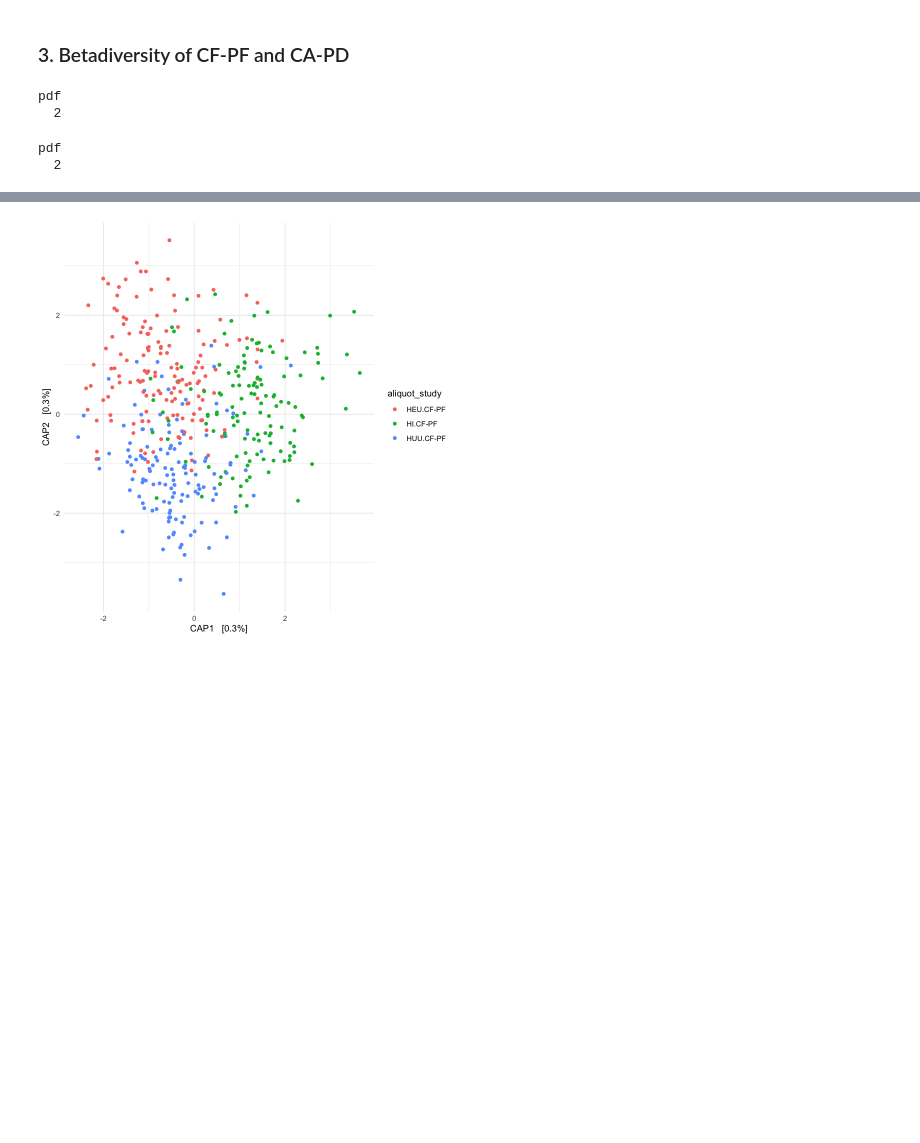
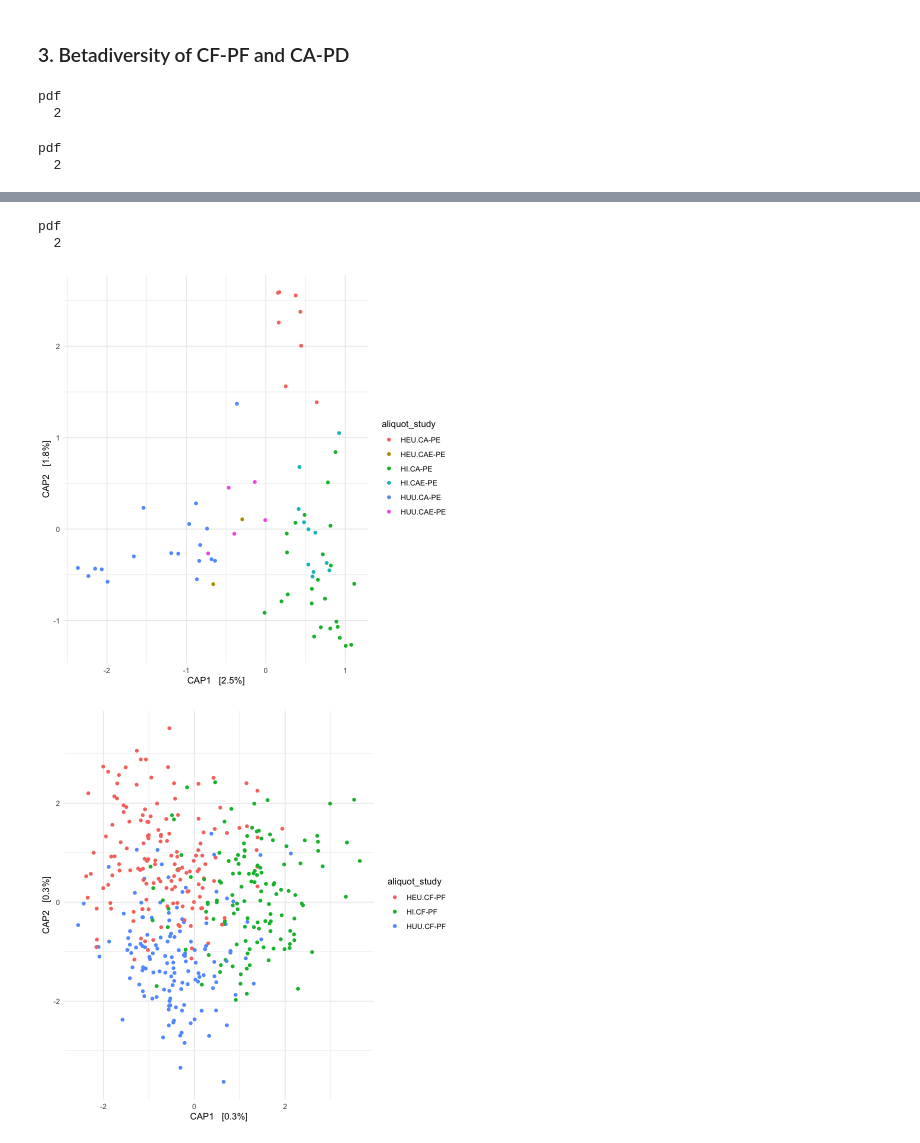
Before and after one commit to aemann01/domhain, a Jupyter notebook: 2022-HIV_oral_microbiome/04-differential_abundance/differential_abundance.ipynb, the cells around one changed output, grey strips where cells are left out. Drawn from its saved outputs; the diff is of its cells as text; code cells hidden in the pictures; blank space fills up the shorter version.

```diff
--- a/2022-HIV_oral_microbiome/04-differential_abundance/differential_abundance.ipynb
+++ b/2022-HIV_oral_microbiome/04-differential_abundance/differential_abundance.ipynb
@@ -934,22 +916,32 @@ png
 # %%
 capd <- subset_samples(ps.dat.noUS, aliquot_study == "HI.CA-PD" | aliquot_study == "HUU.CA-PD" | aliquot_study == "HEU.CA-PD")
 cfpf <- subset_samples(ps.dat.noUS, aliquot_study == "HI.CF-PF" | aliquot_study == "HUU.CF-PF" | aliquot_study == "HEU.CF-PF")
+cape <- subset_samples(ps.dat.noUS, aliquot_study == "HI.CA-PE" | aliquot_study == "HUU.CA-PE" | aliquot_study == "HEU.CA-PE" | aliquot_study == "HI.CAE-PE" | aliquot_study == "HUU.CAE-PE" | aliquot_study == "HEU.CAE-PE")
 # %%
 ordcap <- ordinate(capd, "CAP", "bray", ~aliquot_study)
 pdf("img/capd_capplot.pdf")
 plot_ordination(capd, ordcap, "samples", color="aliquot_study") + theme_minimal()
 dev.off()
 plot_ordination(capd, ordcap, "samples", color="aliquot_study") + theme_minimal()
 
+ordcap <- ordinate(cape, "CAP", "bray", ~aliquot_study)
+pdf("img/cape_caepe_capplot.pdf")
+plot_ordination(cape, ordcap, "samples", color="aliquot_study") + theme_minimal()
+dev.off()
+plot_ordination(cape, ordcap, "samples", color="aliquot_study") + theme_minimal()
+
 ordcap <- ordinate(cfpf, "CAP", "bray", ~aliquot_study)
 pdf("img/cfpf_capplot.pdf")
 plot_ordination(cfpf, ordcap, "samples", color="aliquot_study") + theme_minimal()
 dev.off()
 plot_ordination(cfpf, ordcap, "samples", color="aliquot_study") + theme_minimal()
 # %% [output]
 pdf
   2
 pdf
   2
 [figure]
+pdf
+  2
-[figure, old version]
+[figure, new version]
+[figure, added]
```
Also changed, not shown: parts of 1 cell of this notebook.
